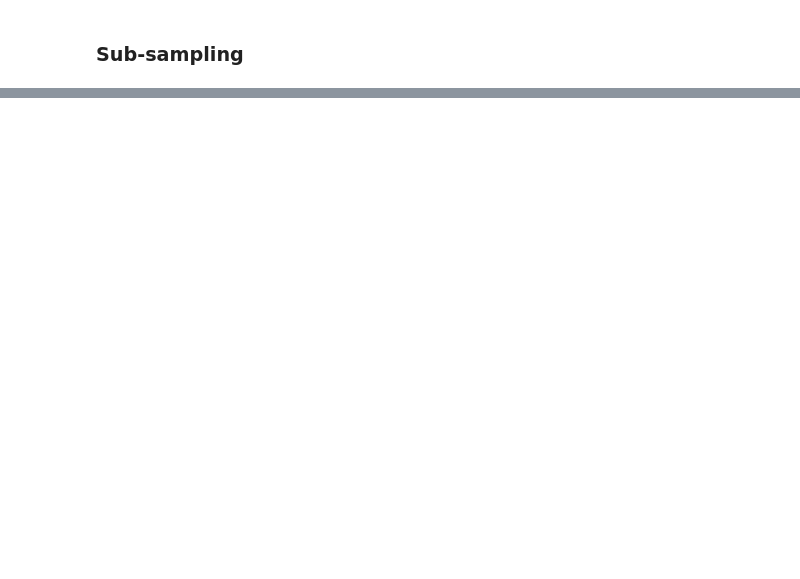
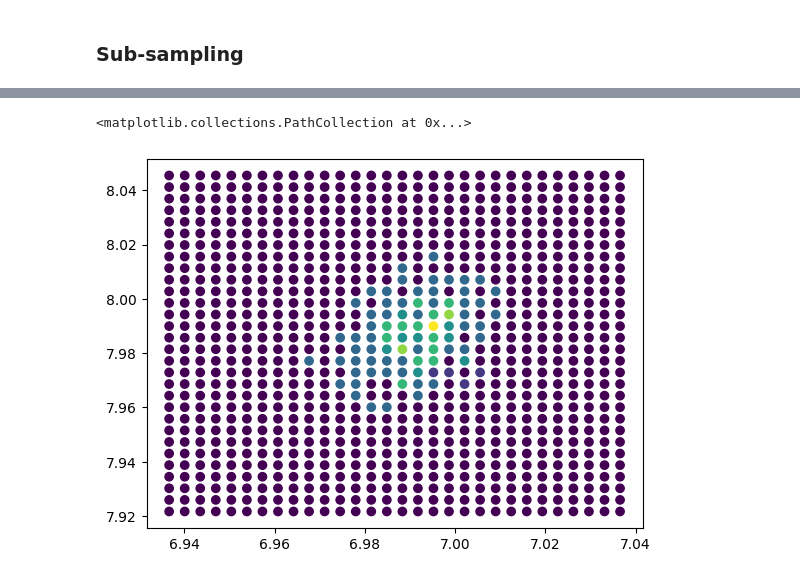
Before and after one commit to VictorBaillet/WASP-experiments, a Jupyter notebook: main.ipynb, the cells around one changed output, grey strips where cells are left out. Saved outputs shown, nothing was run; the diff lists cells and outputs as text; code cells hidden in the pictures; blank space fills up the shorter version.

```diff
--- a/main.ipynb
+++ b/main.ipynb
@@ -69,0 +117,5 @@ output = main(dd=1, nsub=5, ndim=2)
+# %%
+plt.scatter(overallPost[:, 0], overallPost[:, 1], c=xsol[:30*30])
+# %% [output]
+<matplotlib.collections.PathCollection at 0x...>
+[figure, added]
```
Also changed, not shown: parts of 14 cells of this notebook, 11 other files.
